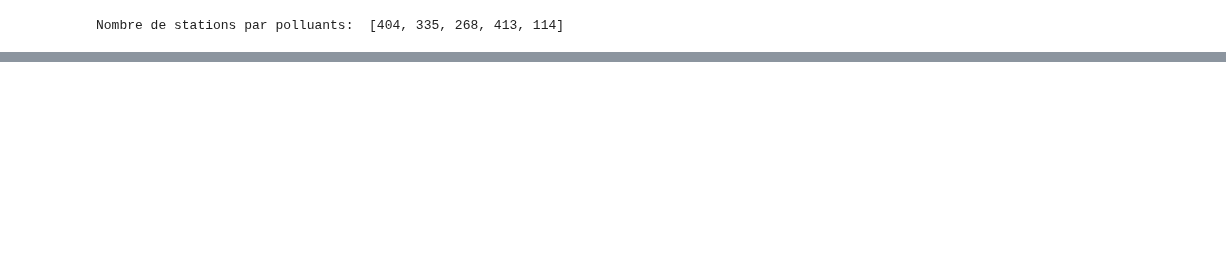
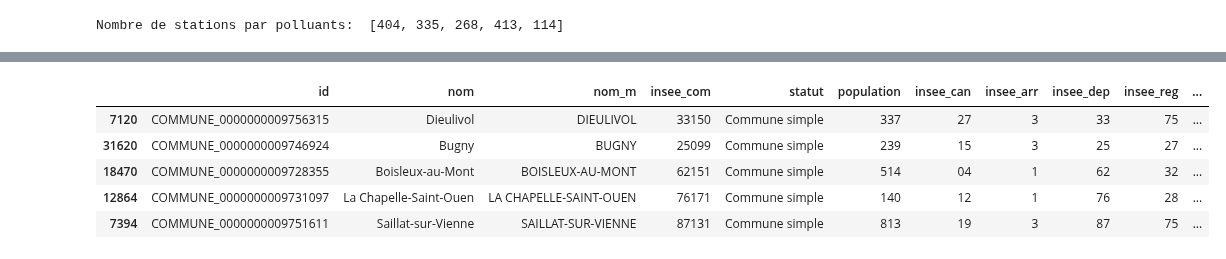
Before and after one commit to Antoine-Merienne/Projet-data-science-Mornand-Merienne, a Jupyter notebook: notebook_projet.ipynb, the cells around one changed output, grey strips where cells are left out. Cells and saved outputs as stored; diff of their text form; code cells hidden in the pictures; blank space fills up the shorter version.

```diff
--- a/notebook_projet.ipynb
+++ b/notebook_projet.ipynb
@@ -570,0 +581,24 @@ carte_stations(4)[0]
+# %%
+import geopandas as gpd
+import pandas as pd
+from shapely.geometry import Point
+
+
+from pynsee.geodata import get_geodata_list, get_geodata, GeoFrDataFrame
+import geopandas as gpd
+
+# get geographical data list
+geodata_list = get_geodata_list()
+# get departments geographical limits
+com = get_geodata('ADMINEXPRESS-COG-CARTO.LATEST:commune')
+
+mapcom = gpd.GeoDataFrame(com).set_crs("EPSG:3857")
+
+mapcom.sample(5)
+# %% [output]
+|  | id | nom | nom_m | insee_com | statut | population | insee_can | insee_arr | insee_dep | insee_reg | ... |
+| 7120 | COMMUNE_0000000009756315 | Dieulivol | DIEULIVOL | 33150 | Commune simple | 337 | 27 | 3 | 33 | 75 | ... |
+| 31620 | COMMUNE_0000000009746924 | Bugny | BUGNY | 25099 | Commune simple | 239 | 15 | 3 | 25 | 27 | ... |
+| 18470 | COMMUNE_0000000009728355 | Boisleux-au-Mont | BOISLEUX-AU-MONT | 62151 | Commune simple | 514 | 04 | 1 | 62 | 32 | ... |
+| 12864 | COMMUNE_0000000009731097 | La Chapelle-Saint-Ouen | LA CHAPELLE-SAINT-OUEN | 76171 | Commune simple | 140 | 12 | 1 | 76 | 28 | ... |
+| 7394 | COMMUNE_0000000009751611 | Saillat-sur-Vienne | SAILLAT-SUR-VIENNE | 87131 | Commune simple | 813 | 19 | 3 | 87 | 75 | ... |
```
Also changed, not shown: parts of 5 cells of this notebook, 1 other file.
